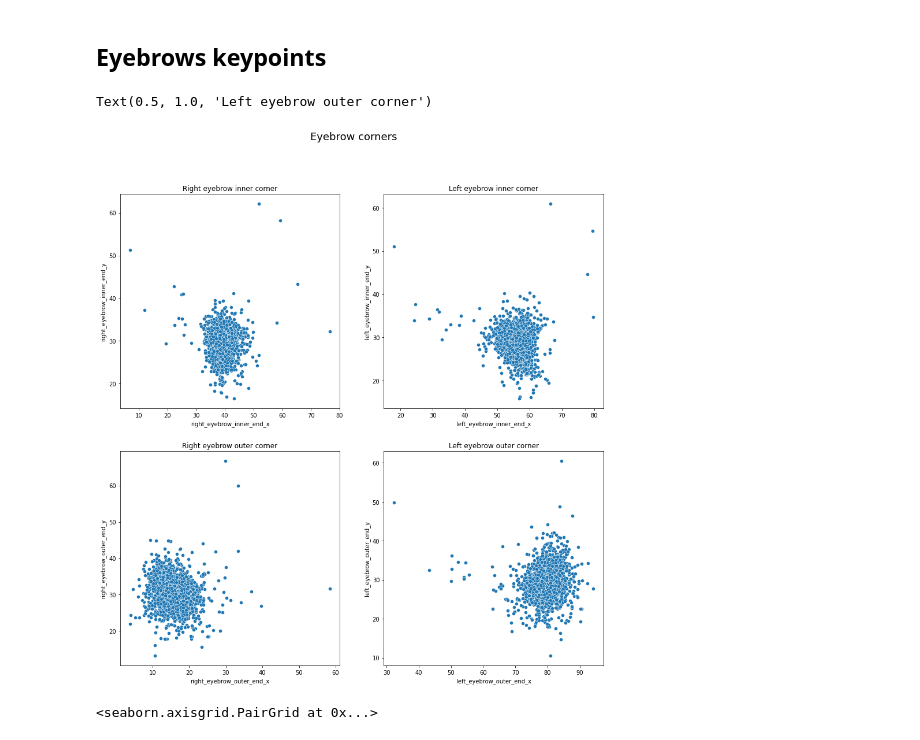
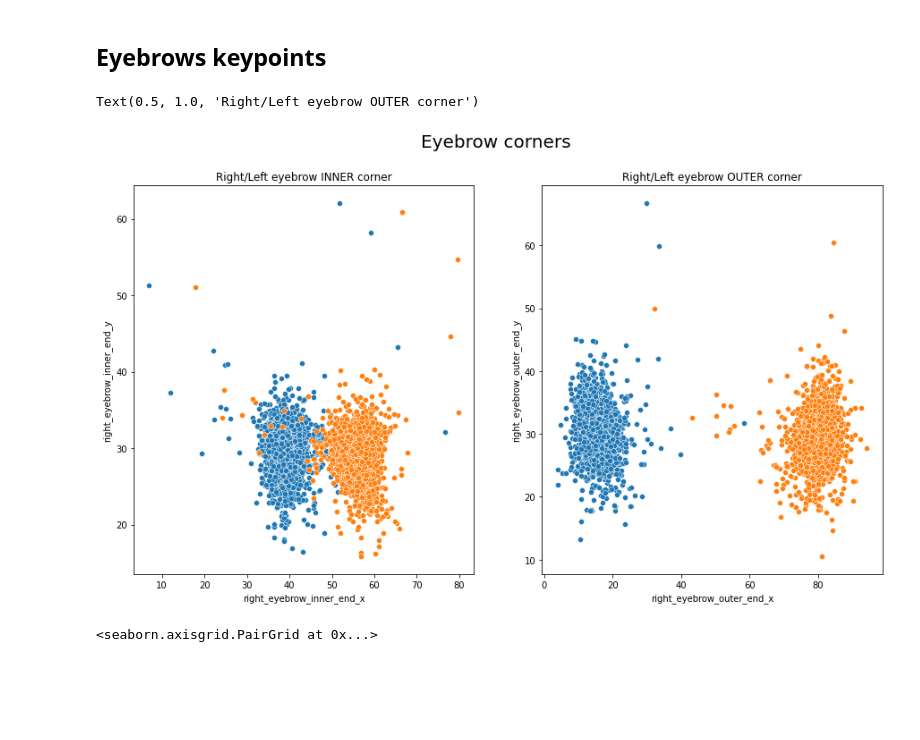
Before and after one commit to ivanshin/Facial_keypoints, a Jupyter notebook: research.ipynb, the cells around one changed output. Drawn from its saved outputs; the diff is of its cells as text; code cells hidden in the pictures; blank space fills up the shorter version.

```diff
--- a/research.ipynb
+++ b/research.ipynb
@@ -204,17 +189,17 @@ sns.pairplot(data= keypoints_frame[['right_eye_center_x', 'left_eye_center_x', '
 # %%
 # Eyebrow
 
-fig, axs = plt.subplots(2,2, figsize= (15,15))
-fig.suptitle('Eyebrow corners', fontsize= 18)
+fig, axs = plt.subplots(1,2, figsize= (15,8))
+fig.suptitle('Eyebrow corners', fontsize= 20)
 
-sns.scatterplot(x= keypoints_frame.right_eyebrow_inner_end_x, y= keypoints_frame.right_eyebrow_inner_end_y, ax= axs[0][0]).set_title('Right eyebrow inner corner')
-sns.scatterplot(x= keypoints_frame.left_eyebrow_inner_end_x, y= keypoints_frame.left_eyebrow_inner_end_y, ax= axs[0][1]).set_title('Left eyebrow inner corner')
+sns.scatterplot(x= keypoints_frame.right_eyebrow_inner_end_x, y= keypoints_frame.right_eyebrow_inner_end_y, ax= axs[0])
+sns.scatterplot(x= keypoints_frame.left_eyebrow_inner_end_x, y= keypoints_frame.left_eyebrow_inner_end_y, ax= axs[0]).set_title('Right/Left eyebrow INNER corner')
 
-sns.scatterplot(x= keypoints_frame.right_eyebrow_outer_end_x, y= keypoints_frame.right_eyebrow_outer_end_y, ax= axs[1][0]).set_title('Right eyebrow outer corner')
-sns.scatterplot(x= keypoints_frame.left_eyebrow_outer_end_x, y= keypoints_frame.left_eyebrow_outer_end_y, ax= axs[1][1]).set_title('Left eyebrow outer corner')
+sns.scatterplot(x= keypoints_frame.right_eyebrow_outer_end_x, y= keypoints_frame.right_eyebrow_outer_end_y, ax= axs[1])
+sns.scatterplot(x= keypoints_frame.left_eyebrow_outer_end_x, y= keypoints_frame.left_eyebrow_outer_end_y, ax= axs[1]).set_title('Right/Left eyebrow OUTER corner')
 # %% [output]
-Text(0.5, 1.0, 'Left eyebrow outer corner')
+Text(0.5, 1.0, 'Right/Left eyebrow OUTER corner')
-[figure, old version]
+[figure, new version]
 # %%
 sns.pairplot(data= keypoints_frame[['right_eyebrow_inner_end_x', 'left_eyebrow_inner_end_x', 'right_eyebrow_outer_end_x', 'left_eyebrow_outer_end_x',
 'right_eyebrow_inner_end_y', 'left_eyebrow_inner_end_y', 'right_eyebrow_outer_end_y', 'left_eyebrow_outer_end_y']])
```
Also changed, not shown: parts of 11 cells of this notebook.
